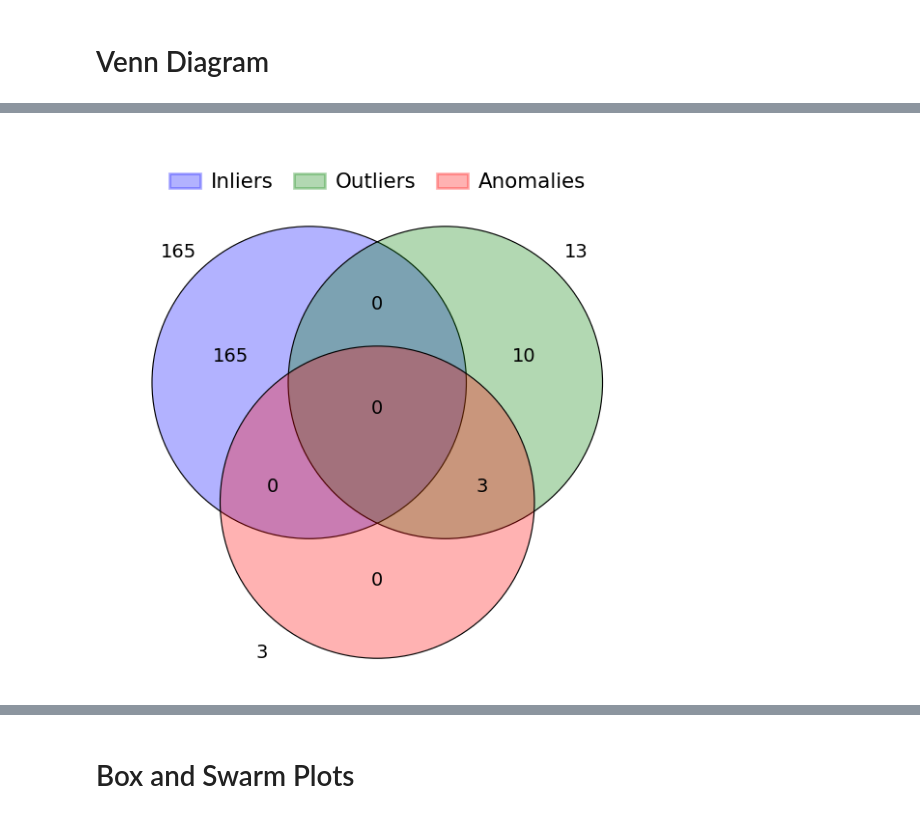
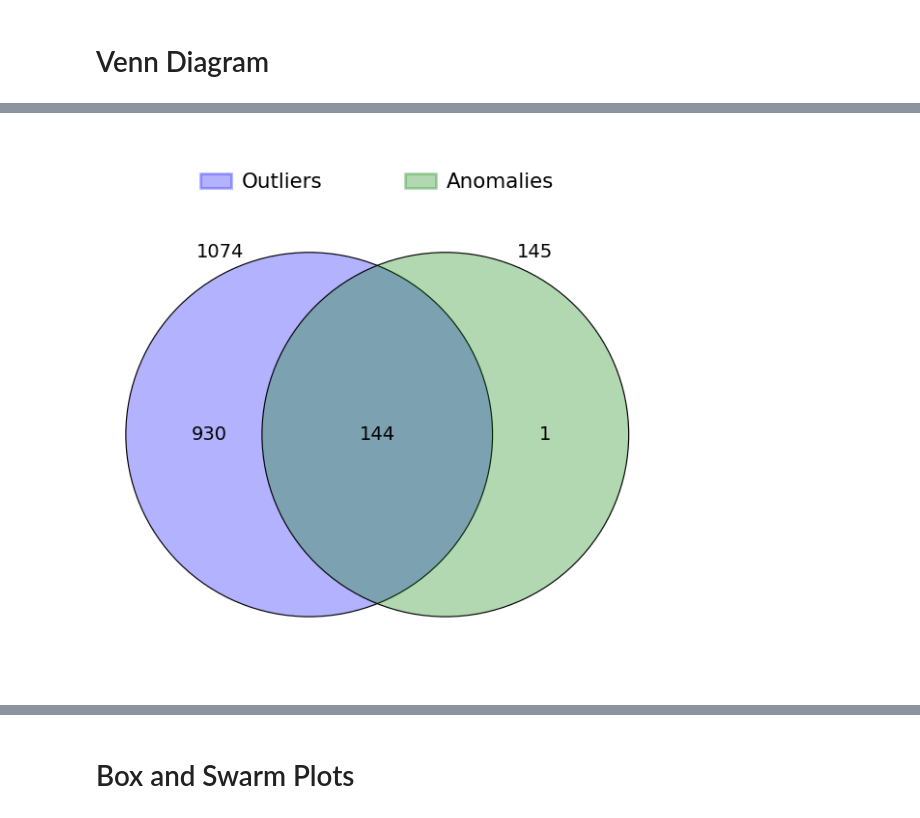
Before and after one commit to sam-tritto/outliers-and-anomalies, a Jupyter notebook: Wine_Quality_Outlier_and_Anomaly.ipynb, the cells around one changed output, grey strips where cells are left out. Saved outputs shown, nothing was run; the diff lists cells and outputs as text; code cells hidden in the pictures.

```diff
--- a/Wine_Quality_Outlier_and_Anomaly.ipynb
+++ b/Wine_Quality_Outlier_and_Anomaly.ipynb
@@ -128,7 +137,6 @@ df[col_list] = scaler.fit_transform(df[col_list])
 # Univariate Outliers
 ### Conditional Skew
 # %%
-
 # Start with only Inliers
 df['outlier_flag'] = 0
 
@@ -154,8 +162,8 @@ for col in col_list:
             median_val = df[col].median()
             mad_val = mad(df[col])
             mod_z_score = 0.6745 * (df[col] - median_val) / mad_val
-            df['outlier_flag'] = np.where((abs(mod_z_score) > (std_threshold + 0.5)), 1, df['outlier_flag'])
-            df[col + '_outlier'] = np.where((abs(mod_z_score) > (std_threshold + 0.5)), 1, 0)
+            df['outlier_flag'] = np.where((abs(mod_z_score) > (mod_std_threshold)), 1, df['outlier_flag'])
+            df[col + '_outlier'] = np.where((abs(mod_z_score) > (mod_std_threshold)), 1, 0)
 
         # For highly skewed data use IQR
         else:
@@ -165,8 +173,8 @@ for col in col_list:
 
             # If there is a suitable range use IQR for highly skewed
             if IQR > 0:
-                df['outlier_flag'] = np.where(((df[col] < (Q1 - (std_threshold/2) * IQR)) | (df[col] > (Q3 + (std_threshold/2) * IQR))), 1, df['outlier_flag'])
-                df[col + '_outlier'] = np.where(((df[col] < (Q1 - (std_threshold/2) * IQR)) | (df[col] > (Q3 + (std_threshold/2) * IQR))), 1, 0)
+                df['outlier_flag'] = np.where(((df[col] < (Q1 - (iqr_threshold) * IQR)) | (df[col] > (Q3 + (iqr_threshold) * IQR))), 1, df['outlier_flag'])
+                df[col + '_outlier'] = np.where(((df[col] < (Q1 - (iqr_threshold) * IQR)) | (df[col] > (Q3 + (iqr_threshold) * IQR))), 1, 0)
 
             # For extreme skew log transform then use modified z-score
             else:
@@ -183,5 +191,5 @@ for col in col_list:
                 median_val = log_transformed.median()
                 mad_val = mad(log_transformed)
                 mod_z_score = 0.6745 * (log_transformed - median_val) / mad_val
-                df['outlier_flag'] = np.where(abs(mod_z_score) > (std_threshold + 0.5), 1, df['outlier_flag'])
-                df[col + '_outlier'] = np.where(abs(mod_z_score) > (std_threshold + 0.5), 1, 0)
+                df['outlier_flag'] = np.where(abs(mod_z_score) > (mod_std_threshold), 1, df['outlier_flag'])
+                df[col + '_outlier'] = np.where(abs(mod_z_score) > (mod_std_threshold), 1, 0)
@@ -203,0 +271,6 @@ df
+# %%
+# The list of variables to group by
+group_by_cols = ['wine type']
+
+df = df.groupby(group_by_cols, group_keys=False).apply(conditional_outlier_ensemble, col_list, std_threshold = 3, mod_std_threshold = 3.5, iqr_threshold = 1.5)
+df
@@ -306,0 +369,3 @@ df['anomaly_flag'] = np.where((df['total_anomaly'] >= anomaly_voting_threshold),
+# %%
+# How many anomaly algorithms were used
+anomaly_ensemble_length = len([c for c in df.columns if c.endswith('_anomaly')])
@@ -306,0 +532,11 @@ df['anomaly_flag'] = np.where((df['total_anomaly'] >= anomaly_voting_threshold),
+# %%
+# The list of variables to group by
+group_by_cols = ['wine type']
+
+df = df.groupby(group_by_cols, group_keys=False).apply(
+        detect_pyod_anomalies_group_wise,
+        col_list=col_list,
+        contamination=contamination,
+        anomaly_prob_threshold=anomaly_prob_threshold,
+        min_group_size=20
+    )
@@ -351,16 +663,14 @@ BOTH OUTLIERS and ANOMALIES:  3
 # %%
 #dict of sets
 sets = {
-    'Inliers': set(df[(df['outlier_flag'] == 0)&(df['anomaly_flag'] == 0)].index.tolist()),
+    # 'Inliers': set(df[(df['outlier_flag'] == 0)&(df['anomaly_flag'] == 0)].index.tolist()),
     'Outliers': set(df[df['outlier_flag'] == 1].index.tolist()),
     'Anomalies': set(df[df['anomaly_flag'] == 1].index.tolist()),
 }
 
-
-
 venny4py(sets=sets)
 # %% [output]
-[figure, old version]
+[figure, new version]
 # %%
 df.query("outlier_or_anomaly_flag == 'both'")
 # %% [output]
```
Also changed, not shown: parts of 49 cells of this notebook.
